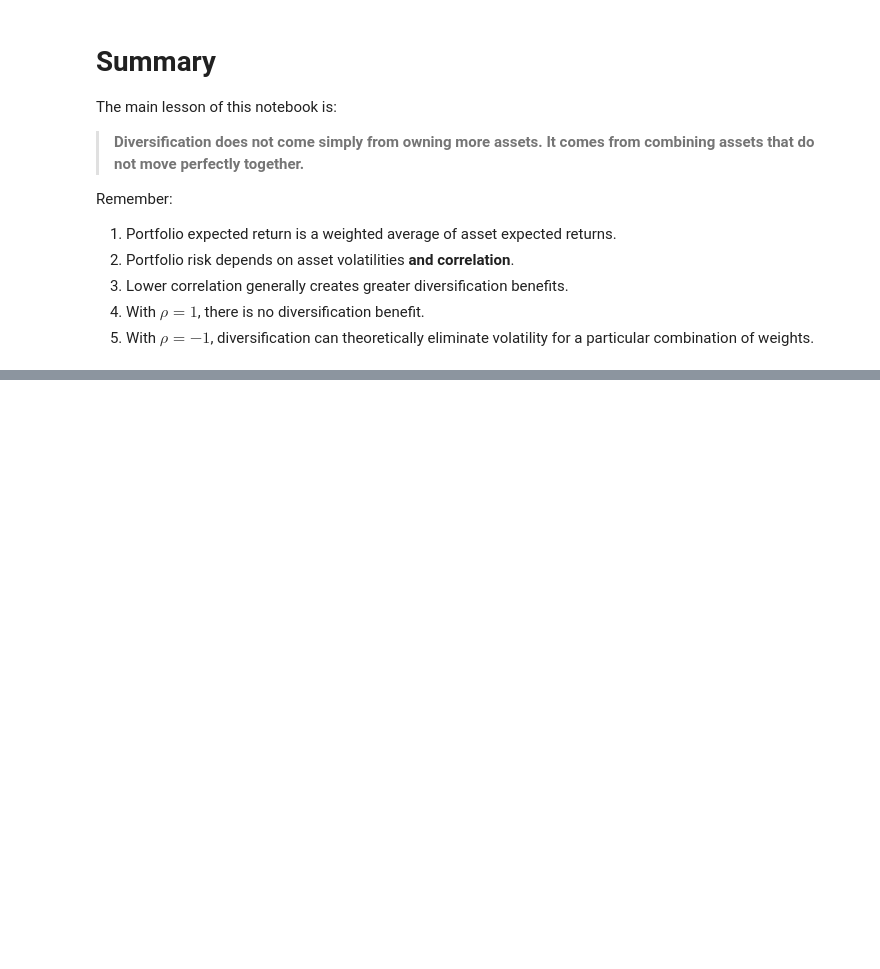
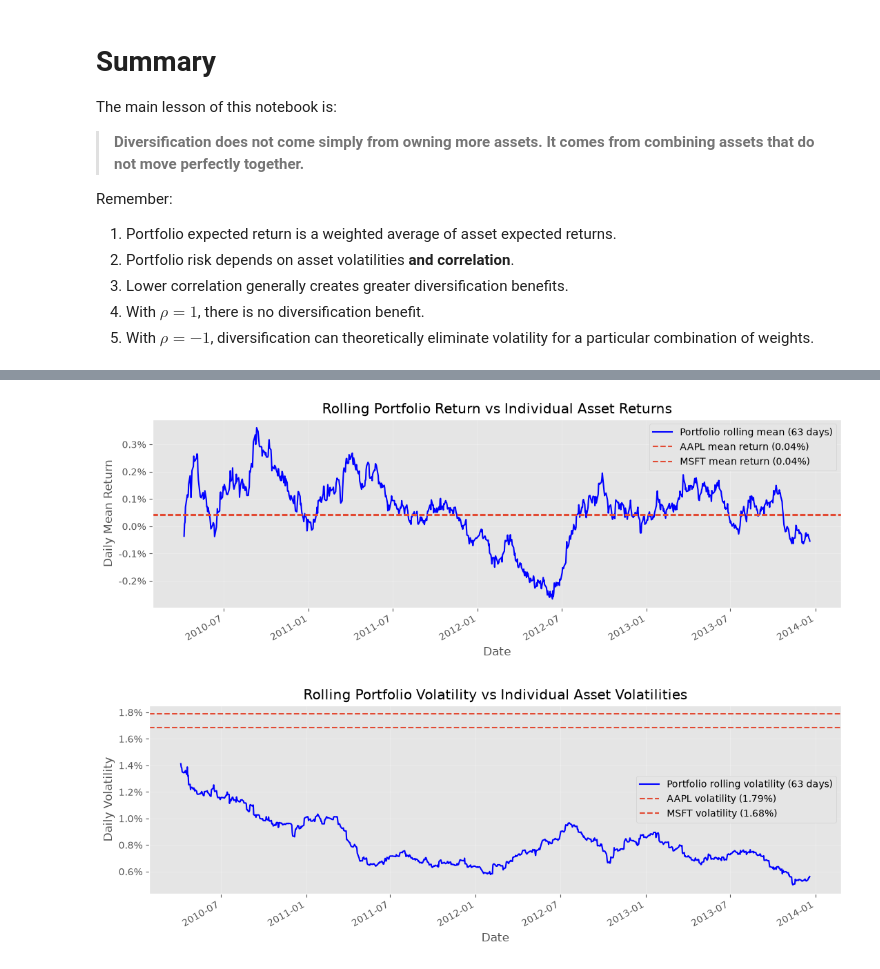
Before and after one commit to bynak06-cell/Finance-and-Technology, a Jupyter notebook: Tema_2_Carteras_Intro/src/two-asset-portfolio-pedagogical-English.ipynb, the cells around one changed output, grey strips where cells are left out. Drawn from its saved outputs; the diff is of its cells as text; code cells hidden in the pictures; blank space fills up the shorter version.

```diff
--- a/Tema_2_Carteras_Intro/src/two-asset-portfolio-pedagogical-English.ipynb
+++ b/Tema_2_Carteras_Intro/src/two-asset-portfolio-pedagogical-English.ipynb
@@ -679,0 +825,53 @@ Remember:
+# %%
+# Calculate rolling statistics of the 50%-50% portfolio
+rolling_mean = portfolio_50.rolling(window=window).mean()
+rolling_std = portfolio_50.rolling(window=window).std()
+
+# Calculate full-period statistics for the individual assets
+asset_means = returns.mean()
+asset_stds = returns.std()
+
+
+# FIGURE 1: Rolling portfolio return vs individual asset mean returns
+fig, ax = plt.subplots(figsize=(11, 4))
+
+rolling_mean.plot(ax=ax, color="blue",
+                  label=f"Portfolio rolling mean ({window} days)")
+
+for ticker in tickers:
+    ax.axhline(asset_means[ticker], linestyle="--",
+               label=f"{ticker} mean return ({asset_means[ticker]:.2%})")
+
+ax.set_title("Rolling Portfolio Return vs Individual Asset Returns")
+ax.set_xlabel("Date")
+ax.set_ylabel("Daily Mean Return")
+ax.yaxis.set_major_formatter(plt.FuncFormatter(lambda x, _: f"{x:.1%}"))
+ax.legend()
+ax.grid(True, alpha=0.3)
+
+plt.tight_layout()
+plt.show()
+
+
+# FIGURE 2: Rolling portfolio volatility vs individual asset volatilities
+fig, ax = plt.subplots(figsize=(11, 4))
+
+rolling_std.plot(ax=ax, color="blue",
+                 label=f"Portfolio rolling volatility ({window} days)")
+
+for ticker in tickers:
+    ax.axhline(asset_stds[ticker], linestyle="--",
+               label=f"{ticker} volatility ({asset_stds[ticker]:.2%})")
+
+ax.set_title("Rolling Portfolio Volatility vs Individual Asset Volatilities")
+ax.set_xlabel("Date")
+ax.set_ylabel("Daily Volatility")
+ax.yaxis.set_major_formatter(plt.FuncFormatter(lambda x, _: f"{x:.1%}"))
+ax.legend()
+ax.grid(True, alpha=0.3)
+
+plt.tight_layout()
+plt.show()
+# %% [output]
+[figure, added]
+[figure, added]
```
Also changed, not shown: parts of 22 cells of this notebook.
